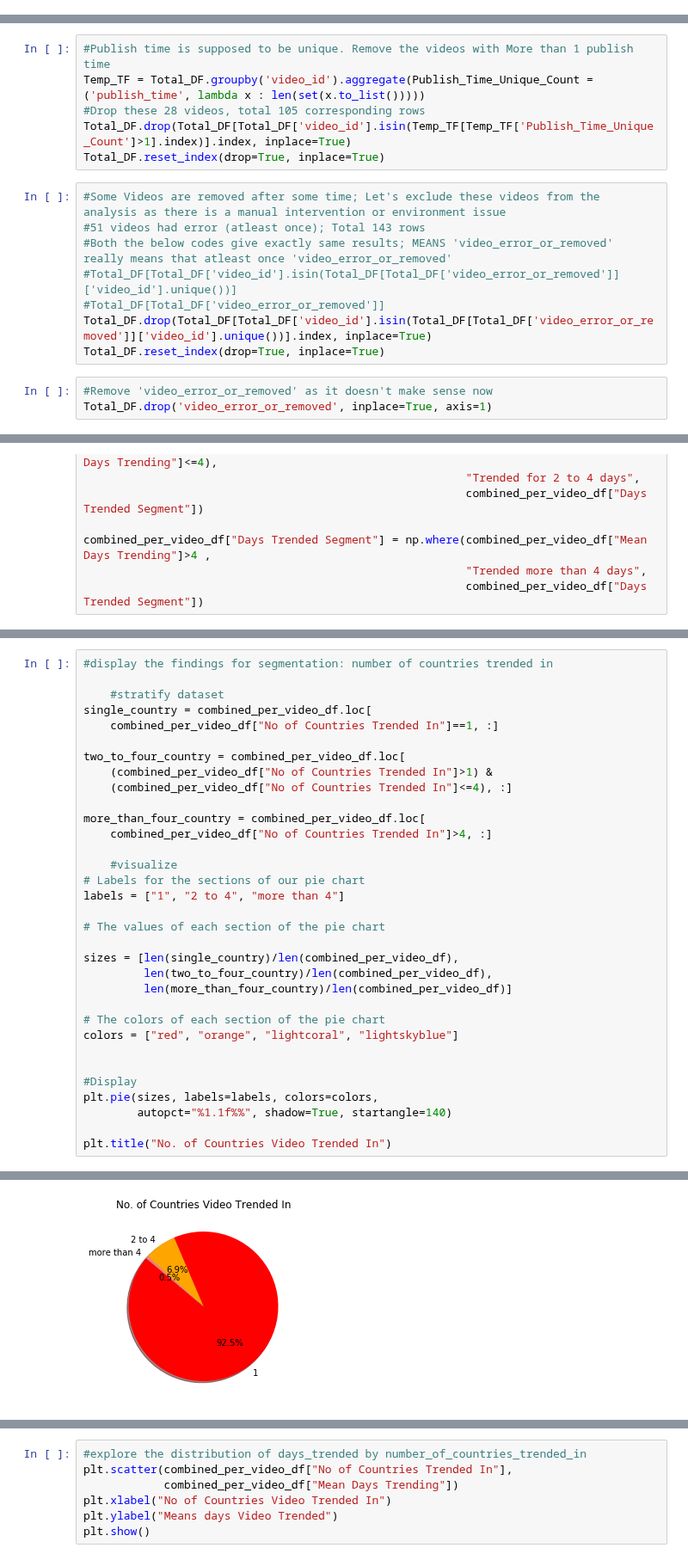
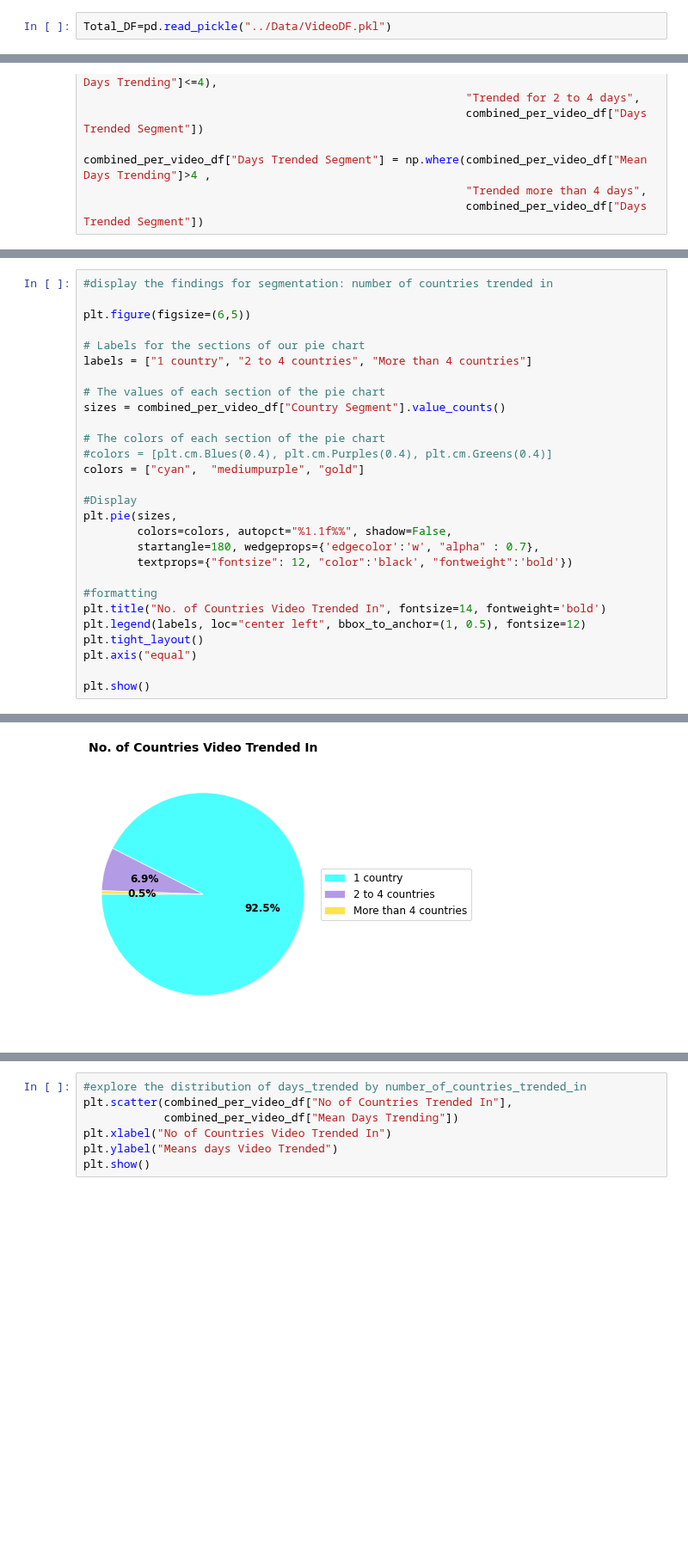
Before and after one commit to bnarath/YouTube_Trending, a Jupyter notebook: youtube-trending/Code/Megan_exploring_variation.ipynb, the cells around one changed output, grey strips where cells are left out. Shown at 86% size. Saved outputs shown, nothing was run; the diff lists cells and outputs as text; blank space fills up the shorter version.

```diff
--- a/youtube-trending/Code/Megan_exploring_variation.ipynb
+++ b/youtube-trending/Code/Megan_exploring_variation.ipynb
@@ -48,3 +23,5 @@ Total_DF['description'].fillna(value='', inplace=True)
+# %%
+Total_DF=pd.read_pickle("../Data/VideoDF.pkl")
 # %%
 Total_DF
 # %% [output]
@@ -71,17 +40,0 @@ Total_DF.reset_index(drop=True, inplace=True)
-# %%
-#Publish time is supposed to be unique. Remove the videos with More than 1 publish time
-Temp_TF = Total_DF.groupby('video_id').aggregate(Publish_Time_Unique_Count = ('publish_time', lambda x : len(set(x.to_list()))))
-#Drop these 28 videos, total 105 corresponding rows
-Total_DF.drop(Total_DF[Total_DF['video_id'].isin(Temp_TF[Temp_TF['Publish_Time_Unique_Count']>1].index)].index, inplace=True)
-Total_DF.reset_index(drop=True, inplace=True)
-# %%
-#Some Videos are removed after some time; Let's exclude these videos from the analysis as there is a manual intervention or environment issue
-#51 videos had error (atleast once); Total 143 rows
-#Both the below codes give exactly same results; MEANS 'video_error_or_removed' really means that atleast once 'video_error_or_removed'
-#Total_DF[Total_DF['video_id'].isin(Total_DF[Total_DF['video_error_or_removed']]['video_id'].unique())]
-#Total_DF[Total_DF['video_error_or_removed']]
-Total_DF.drop(Total_DF[Total_DF['video_id'].isin(Total_DF[Total_DF['video_error_or_removed']]['video_id'].unique())].index, inplace=True)
-Total_DF.reset_index(drop=True, inplace=True)
-# %%
-#Remove 'video_error_or_removed' as it doesn't make sense now
-Total_DF.drop('video_error_or_removed', inplace=True, axis=1)
@@ -256,34 +372,29 @@ Text(0.5, 1.0, 'Mean No. of Day Video Trended')
 # %%
 #display the findings for segmentation: number of countries trended in
 
-    #stratify dataset
-single_country = combined_per_video_df.loc[
-    combined_per_video_df["No of Countries Trended In"]==1, :]
+plt.figure(figsize=(6,5))
 
-two_to_four_country = combined_per_video_df.loc[
-    (combined_per_video_df["No of Countries Trended In"]>1) &
-    (combined_per_video_df["No of Countries Trended In"]<=4), :]
-
-more_than_four_country = combined_per_video_df.loc[
-    combined_per_video_df["No of Countries Trended In"]>4, :]
-
-    #visualize
 # Labels for the sections of our pie chart
-labels = ["1", "2 to 4", "more than 4"]
+labels = ["1 country", "2 to 4 countries", "More than 4 countries"]
 
 # The values of each section of the pie chart
-
-sizes = [len(single_country)/len(combined_per_video_df),
-         len(two_to_four_country)/len(combined_per_video_df),
-         len(more_than_four_country)/len(combined_per_video_df)]
+sizes = combined_per_video_df["Country Segment"].value_counts()
 
 # The colors of each section of the pie chart
-colors = ["red", "orange", "lightcoral", "lightskyblue"]
-
+#colors = [plt.cm.Blues(0.4), plt.cm.Purples(0.4), plt.cm.Greens(0.4)]
+colors = ["cyan",  "mediumpurple", "gold"]
 
 #Display
-plt.pie(sizes, labels=labels, colors=colors,
-        autopct="%1.1f%%", shadow=True, startangle=140)
+plt.pie(sizes,
+        colors=colors, autopct="%1.1f%%", shadow=False,
+        startangle=180, wedgeprops={'edgecolor':'w', "alpha" : 0.7},
+        textprops={"fontsize": 12, "color":'black', "fontweight":'bold'})
 
-plt.title("No. of Countries Video Trended In")
+#formatting
+plt.title("No. of Countries Video Trended In", fontsize=14, fontweight='bold')
+plt.legend(labels, loc="center left", bbox_to_anchor=(1, 0.5), fontsize=12)
+plt.tight_layout()
+plt.axis("equal")
+
+plt.show()
 # %% [output]
@@ -300 +417 @@ Text(0.5, 1.0, 'No. of Countries Video Trended In')
-[figure, old version]
+[figure, new version]
```
Also changed, not shown: parts of 104 cells of this notebook, 18 other files.
